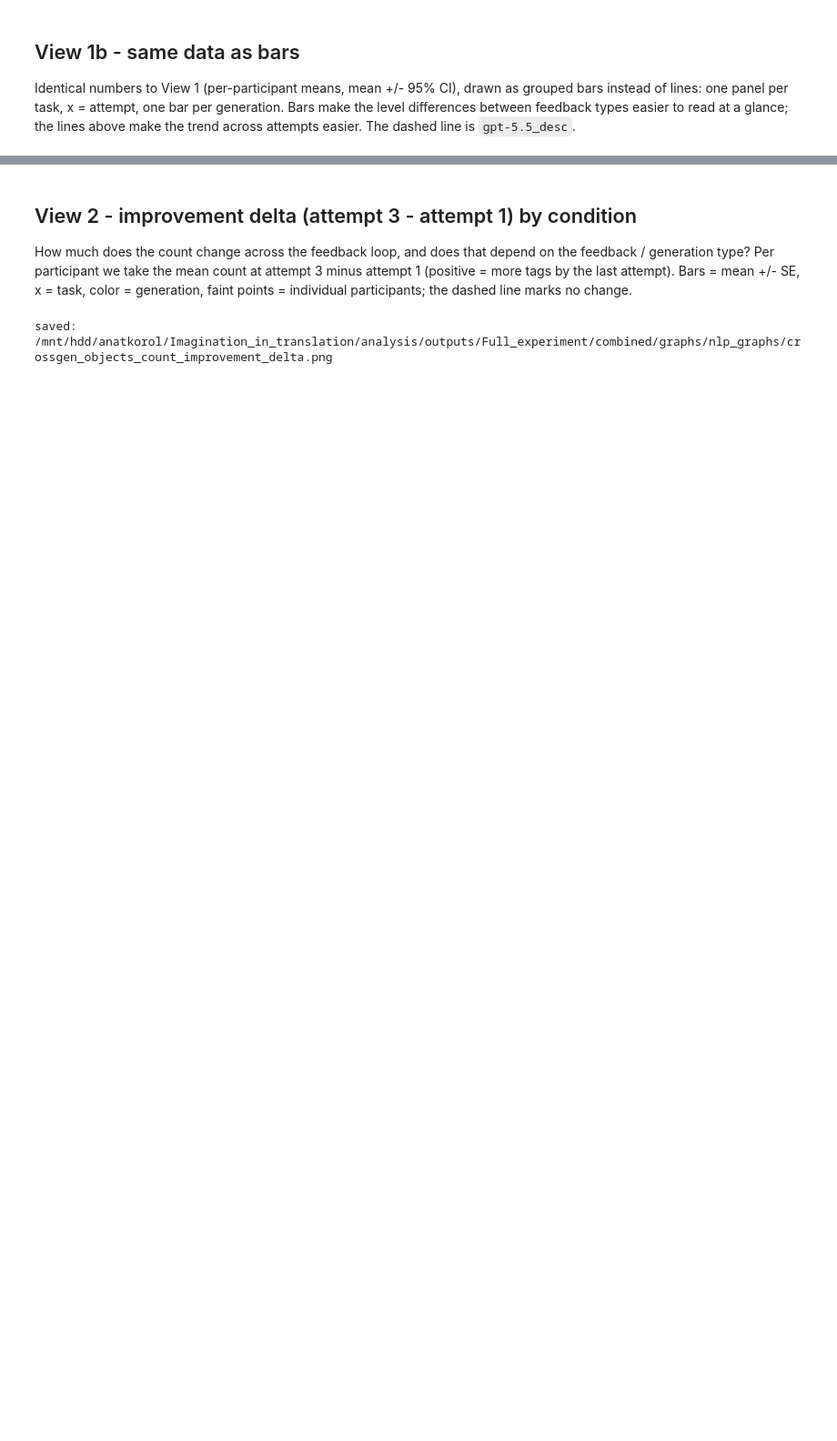
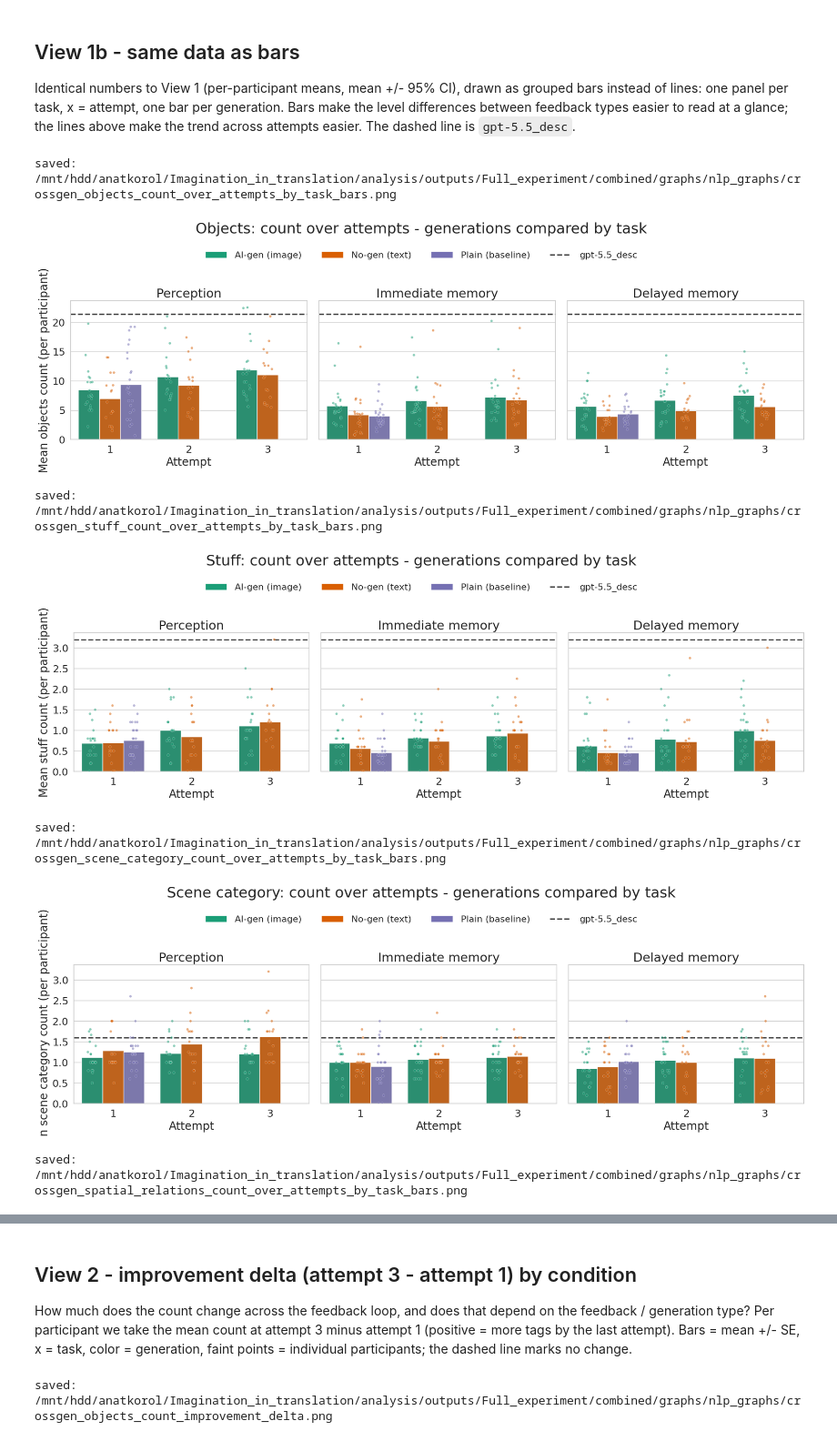
Before and after one commit to AnatKordon/Imagination_in_translation, a Jupyter notebook: analysis/notebooks/cross_gen_semantic_counts.ipynb, the cells around one changed output, grey strips where cells are left out. Shown at 91% size. Saved outputs shown, nothing was run; the diff lists cells and outputs as text; code cells hidden in the pictures; blank space fills up the shorter version.

```diff
--- a/analysis/notebooks/cross_gen_semantic_counts.ipynb
+++ b/analysis/notebooks/cross_gen_semantic_counts.ipynb
@@ -252,35 +313,45 @@ trend across attempts easier. The dashed line is `gpt-5.5_desc`.
 # %%
 def plot_generations_over_attempts_bars(category, save=True):
     """VIEW 1b: View 1's data as grouped bars - one panel per task, x = attempt,
-    one bar per generation (mean +/- 95% bootstrap CI over participants)."""
+    one bar per generation (participant means as dots, no error bars)."""
     label = CATEGORIES[category]
     g = _ppt_attempt_means(category)
-    fig, axes = plt.subplots(1, len(TASK_ORDER), figsize=(6.5 * len(TASK_ORDER), 6.0),
+    # Shared y range across panels: the tallest dot, or the gpt-5.5_desc line if it is higher.
+    vmax = max(g["count"].max(), GPT_DESC.get(category, 0))
+    fig, axes = plt.subplots(1, len(TASK_ORDER), figsize=(6.5 * len(TASK_ORDER), 6.5),
                              sharey=True)
     axes = np.atleast_1d(axes)
     for i, (ax, task) in enumerate(zip(axes, TASK_ORDER)):
         sub = g[g["task"] == task]
         if not sub.empty:
             sns.barplot(data=sub, x="attempt", y="count", hue="generation",
                         order=ATTEMPTS, hue_order=GEN_ORDER, palette=GEN_COLORS,
-                        errorbar=("ci", 95), capsize=0.08, err_kws={"linewidth": 2}, ax=ax)
+                        errorbar=None, legend=False, ax=ax, zorder=2)
+            # One dot per participant, dodged onto its own bar.
+            sns.stripplot(data=sub, x="attempt", y="count", hue="generation",
+                          order=ATTEMPTS, hue_order=GEN_ORDER, palette=GEN_COLORS,
+                          dodge=True, jitter=0.16, size=4.5, alpha=0.5, linewidth=0.4,
+                          edgecolor="white", legend=False, ax=ax, zorder=3)
         _add_gpt_desc(ax, category)
         ax.set_title(TASK_LABELS[task])
         ax.set_xlabel("Attempt")
         ax.set_ylabel(f"Mean {label.lower()} count (per participant)" if i == 0 else "")
-        _style_count_axis(ax)
-        # One combined legend: the generation bars plus the gpt-5.5_desc line.
-        handles, _ = ax.get_legend_handles_labels()
-        names = [GEN_LABELS[gen] for gen in GEN_ORDER] + ([GPT_DESC_LABEL] if GPT_DESC else [])
-        ax.legend(handles, names, title="Generation", frameon=True)
+        _style_count_axis(ax, vmax=vmax)
     fig.suptitle(f"{label}: count over attempts - generations compared by task")
-    fig.tight_layout()
+    _figure_legend(fig, marker="bar")
+    fig.tight_layout(rect=(0, 0, 1, 0.87))
     if save:
-        out = GRAPHS / f"crossgen_{category}_count_over_attempts_by_task_bars.png"
-        fig.savefig(out, dpi=300, bbox_inches="tight")
-        print("saved:", out)
+        _save(fig, GRAPHS / f"crossgen_{category}_count_over_attempts_by_task_bars.png")
     plt.show()
 
 
 for category in CATEGORIES:
     plot_generations_over_attempts_bars(category)
+# %% [output]
+saved: /mnt/hdd/anatkorol/Imagination_in_translation/analysis/outputs/Full_experiment/combined/graphs/nlp_graphs/crossgen_objects_count_over_attempts_by_task_bars.png
+[figure, added]
+saved: /mnt/hdd/anatkorol/Imagination_in_translation/analysis/outputs/Full_experiment/combined/graphs/nlp_graphs/crossgen_stuff_count_over_attempts_by_task_bars.png
+[figure, added]
+saved: /mnt/hdd/anatkorol/Imagination_in_translation/analysis/outputs/Full_experiment/combined/graphs/nlp_graphs/crossgen_scene_category_count_over_attempts_by_task_bars.png
+[figure, added]
+saved: /mnt/hdd/anatkorol/Imagination_in_translation/analysis/outputs/Full_experiment/combined/graphs/nlp_graphs/crossgen_spatial_relations_count_over_attempts_by_task_bars.png
```
Also changed, not shown: parts of 9 cells of this notebook, 6 other files.
